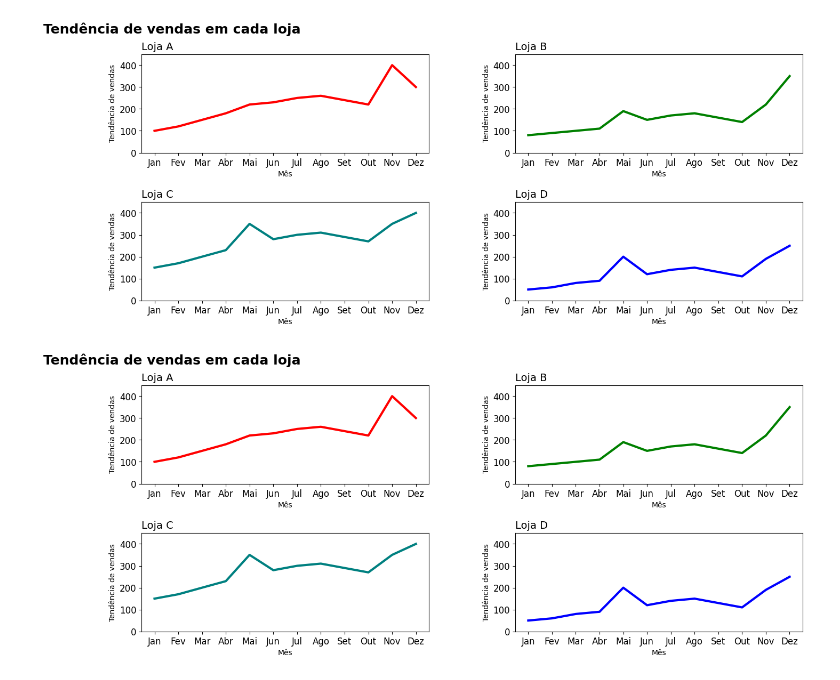
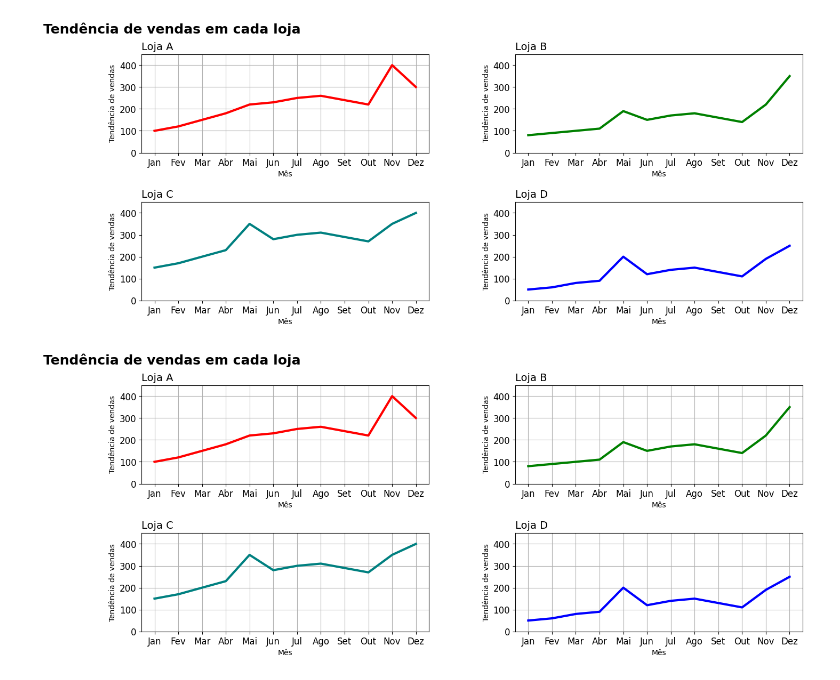
Before and after one commit to rzargos/data_visualization_python, a Jupyter notebook: Atv3.ipynb, the cells around one changed output. Cells and saved outputs as stored; diff of their text form; code cells hidden in the pictures.

Commit message:
adicionando grid nos plots para melhor visualização

```diff
--- a/Atv3.ipynb
+++ b/Atv3.ipynb
@@ -69,23 +73,24 @@ plt.show()
 # %%
 # Usei um for para reduzir o código
 fig, axs = plt.subplots(2,2, figsize=(16, 6))
 fig.subplots_adjust(hspace=0.5, wspace=0.3)
 fig.suptitle('Tendência de vendas em cada loja', x=0.01, ha='left', fontweight='bold', fontsize=18)
 
 # Lista de lojas e cores
 lojas = ['A', 'B', 'C', 'D']
 cores = ['red', 'green', 'teal', 'blue']
 
 # Percorrendo todos os subplots, lojas e cores ao mesmo tempo
 for ax, loja, cor in zip(axs.flat, lojas, cores):
     ax.plot(df.loc[loja, colunas_2022], lw=3, color=cor)
     ax.set_title(f'Loja {loja}', loc='left', fontsize=14)
     ax.set_xlabel('Mês')
     ax.set_ylabel('Tendência de vendas')
     ax.xaxis.set_tick_params(labelsize=12)
     ax.yaxis.set_tick_params(labelsize=12)
     ax.set_ylim(0, 450)
+    ax.grid(True)
 
 plt.show()
 # %% [output]
-[figure, old version]
+[figure, new version]
```
Also changed, not shown: parts of 1 cell of this notebook.
